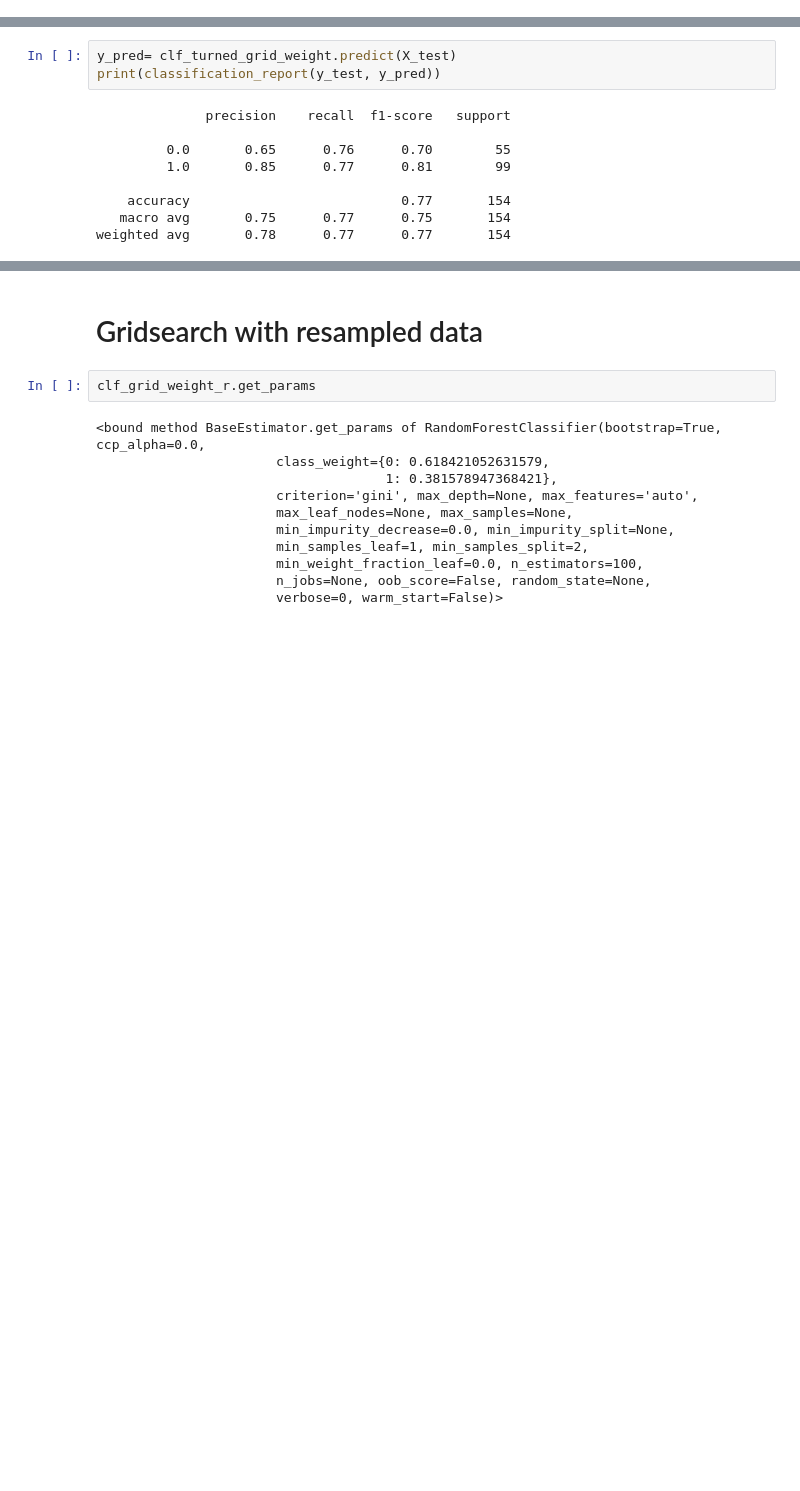
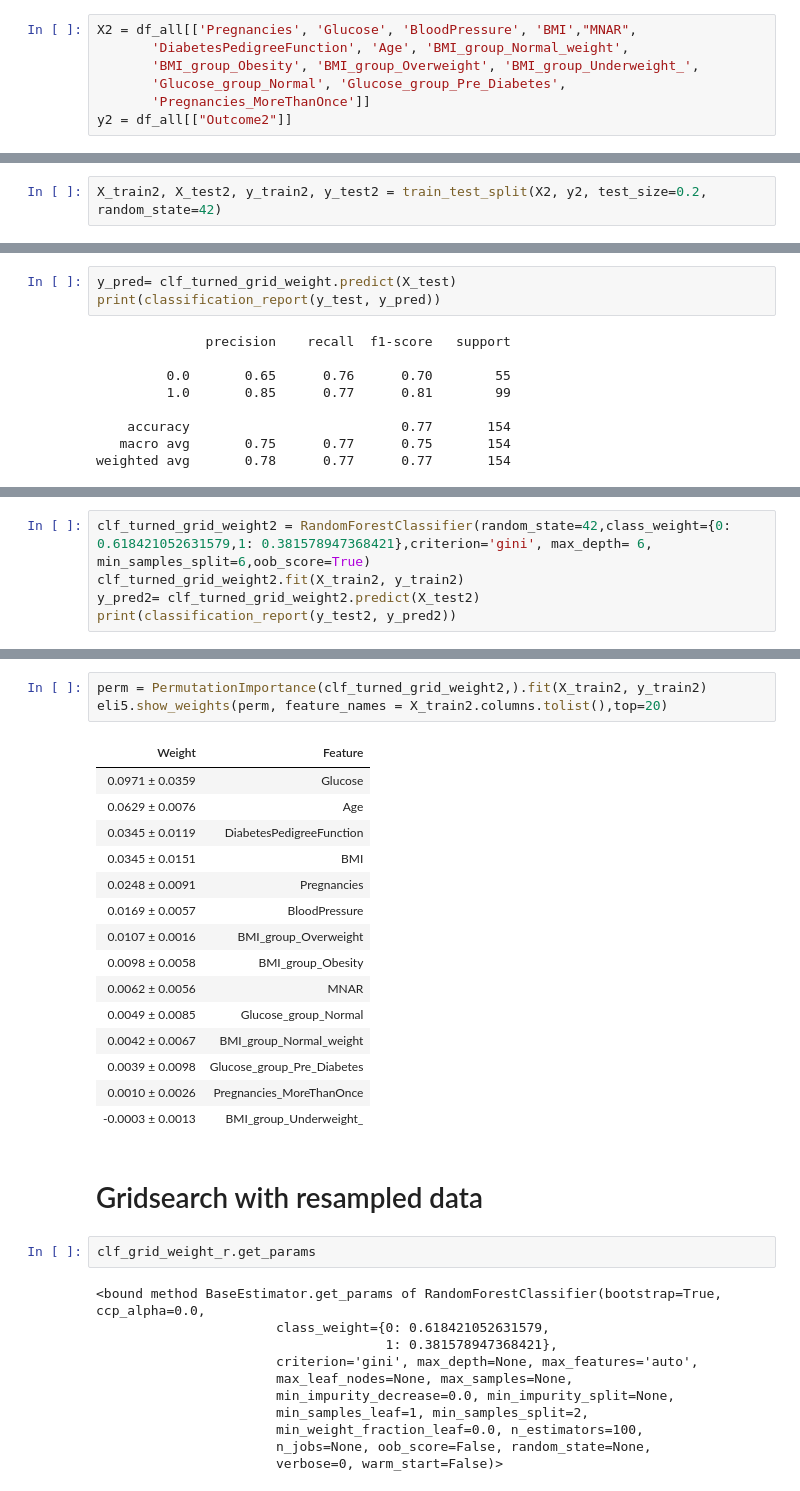
Before and after one commit to yukaberry/portfolio_forecasting_diabetes, a Jupyter notebook: Untitled.ipynb, the cells around one changed output, grey strips where cells are left out. Saved outputs shown, nothing was run; the diff lists cells and outputs as text; blank space fills up the shorter version.

```diff
--- a/Untitled.ipynb
+++ b/Untitled.ipynb
@@ -84,6 +120,13 @@ X = df_all[['Pregnancies', 'Glucose', 'BloodPressure', 'BMI',
        'Glucose_group_Normal', 'Glucose_group_Pre_Diabetes',
        'Pregnancies_MoreThanOnce']]
 y = df_all[["Outcome2"]]
+# %%
+X2 = df_all[['Pregnancies', 'Glucose', 'BloodPressure', 'BMI',"MNAR",
+       'DiabetesPedigreeFunction', 'Age', 'BMI_group_Normal_weight',
+       'BMI_group_Obesity', 'BMI_group_Overweight', 'BMI_group_Underweight_',
+       'Glucose_group_Normal', 'Glucose_group_Pre_Diabetes',
+       'Pregnancies_MoreThanOnce']]
+y2 = df_all[["Outcome2"]]
 # %%
 X_r = df_r[['Pregnancies', 'Glucose', 'BloodPressure', 'BMI',
        'DiabetesPedigreeFunction', 'Age', 'BMI_group_Normal_weight',
@@ -93,3 +136,5 @@ X_r = df_r[['Pregnancies', 'Glucose', 'BloodPressure', 'BMI',
 y_r = df_r[["Outcome2"]]
 # %%
 X_train, X_test, y_train, y_test = train_test_split(X, y, test_size=0.2, random_state=42)
+# %%
+X_train2, X_test2, y_train2, y_test2 = train_test_split(X2, y2, test_size=0.2, random_state=42)
@@ -533,0 +707,5 @@ weighted avg       0.78      0.77      0.77       154
+# %%
+clf_turned_grid_weight2 = RandomForestClassifier(random_state=42,class_weight={0: 0.618421052631579,1: 0.381578947368421},criterion='gini', max_depth= 6, min_samples_split=6,oob_score=True)
+clf_turned_grid_weight2.fit(X_train2, y_train2)
+y_pred2= clf_turned_grid_weight2.predict(X_test2)
+print(classification_report(y_test2, y_pred2))
@@ -534,3 +722,22 @@ weighted avg       0.78      0.77      0.77       154
+# %%
+perm = PermutationImportance(clf_turned_grid_weight2,).fit(X_train2, y_train2)
+eli5.show_weights(perm, feature_names = X_train2.columns.tolist(),top=20)
+# %% [output]
+| Weight | Feature |
+| 0.0971 ± 0.0359 | Glucose |
+| 0.0629 ± 0.0076 | Age |
+| 0.0345 ± 0.0119 | DiabetesPedigreeFunction |
+| 0.0345 ± 0.0151 | BMI |
+| 0.0248 ± 0.0091 | Pregnancies |
+| 0.0169 ± 0.0057 | BloodPressure |
+| 0.0107 ± 0.0016 | BMI_group_Overweight |
+| 0.0098 ± 0.0058 | BMI_group_Obesity |
+| 0.0062 ± 0.0056 | MNAR |
+| 0.0049 ± 0.0085 | Glucose_group_Normal |
+| 0.0042 ± 0.0067 | BMI_group_Normal_weight |
+| 0.0039 ± 0.0098 | Glucose_group_Pre_Diabetes |
+| 0.0010 ± 0.0026 | Pregnancies_MoreThanOnce |
+| -0.0003 ± 0.0013 | BMI_group_Underweight_ |
 # %% [markdown]
 # Gridsearch with resampled data
 # %%
```
Also changed, not shown: parts of 17 cells of this notebook, 5 other files.
